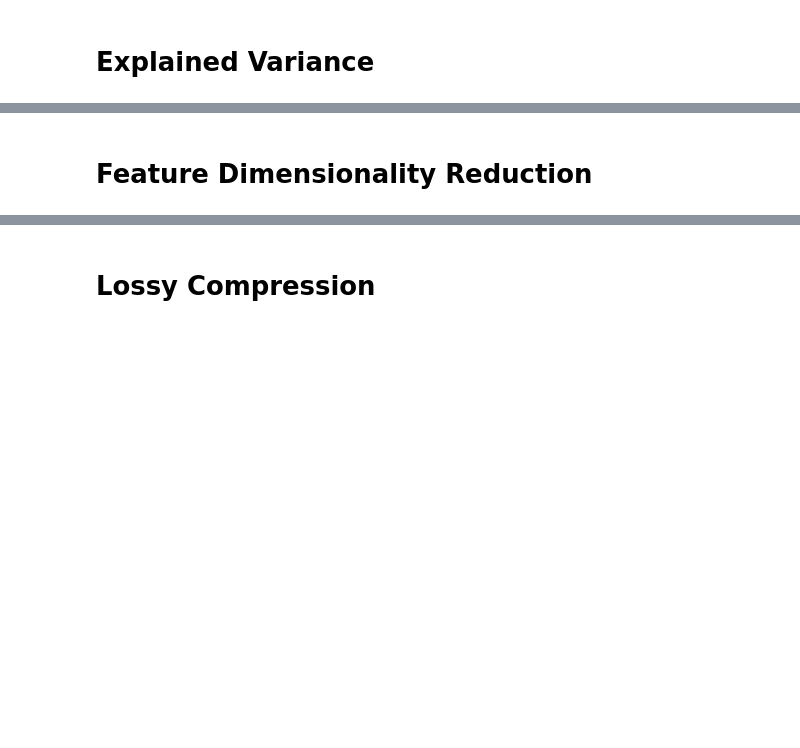
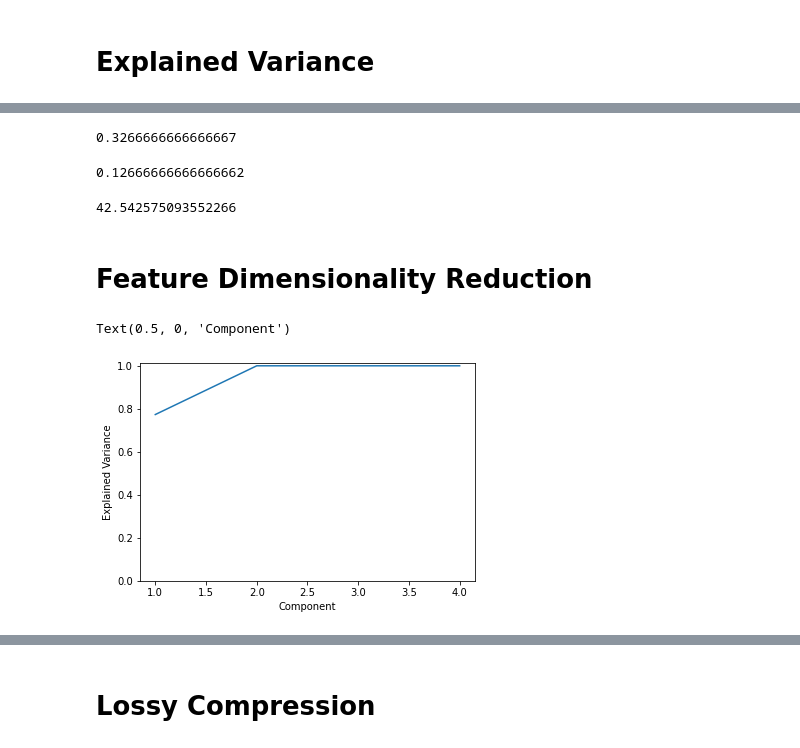
Before and after one commit to cs320-wisc/s22, a Jupyter notebook: lec/38 Decomposition/lec1.ipynb, the cells around one changed output, grey strips where cells are left out. Saved outputs shown, nothing was run; the diff lists cells and outputs as text; code cells hidden in the pictures; blank space fills up the shorter version.

```diff
--- a/lec/38 Decomposition/lec1.ipynb
+++ b/lec/38 Decomposition/lec1.ipynb
@@ -56,2 +137,27 @@ df.head()l
+# %%
+a.var()
+# %% [output]
+0.3266666666666667
+# %%
+(a - b).var()
+# %% [output]
+0.12666666666666662
+# %%
+df.values.reshape(-1).var()
+# %% [output]
+42.542575093552266
 # %% [markdown]
 # Feature Dimensionality Reduction
+# %%
+p = PCA()
+W = p.fit_transform(df)
+C = p.components_
+m = p.mean_
+# %%
+s = pd.Series(p.explained_variance_ratio_.cumsum(), index=range(1,5))
+ax = s.plot.line(ylim=0)
+ax.set_ylabel("Explained Variance")
+ax.set_xlabel("Component")
+# %% [output]
+Text(0.5, 0, 'Component')
+[figure, added]
```
Also changed, not shown: parts of 35 cells of this notebook.
